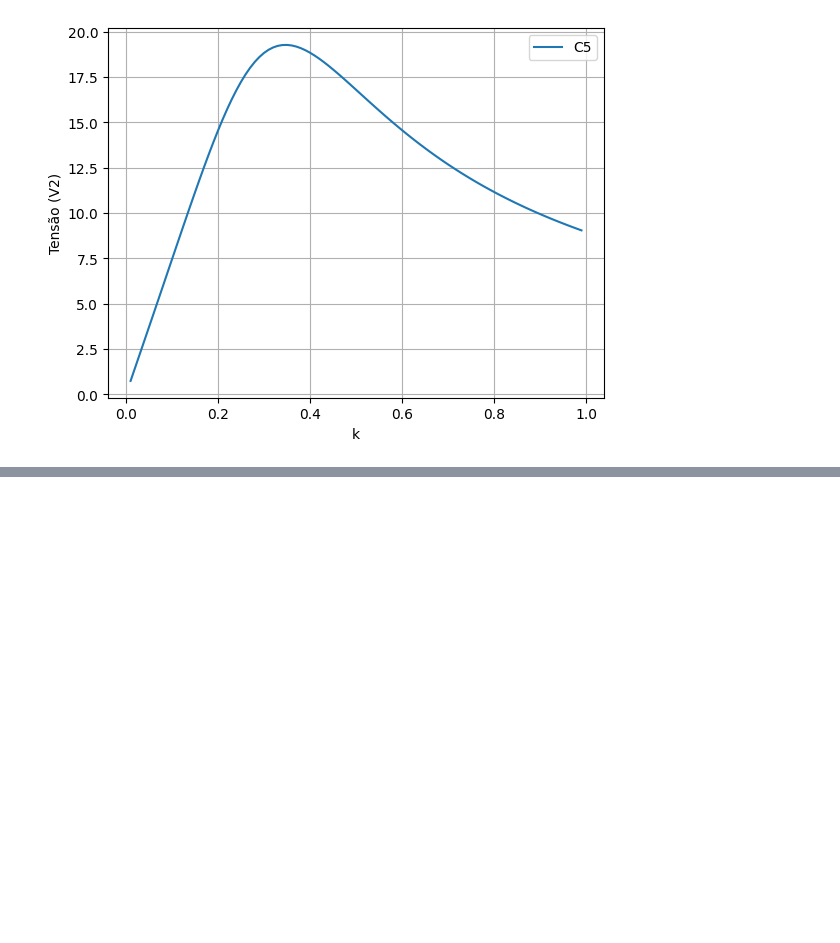
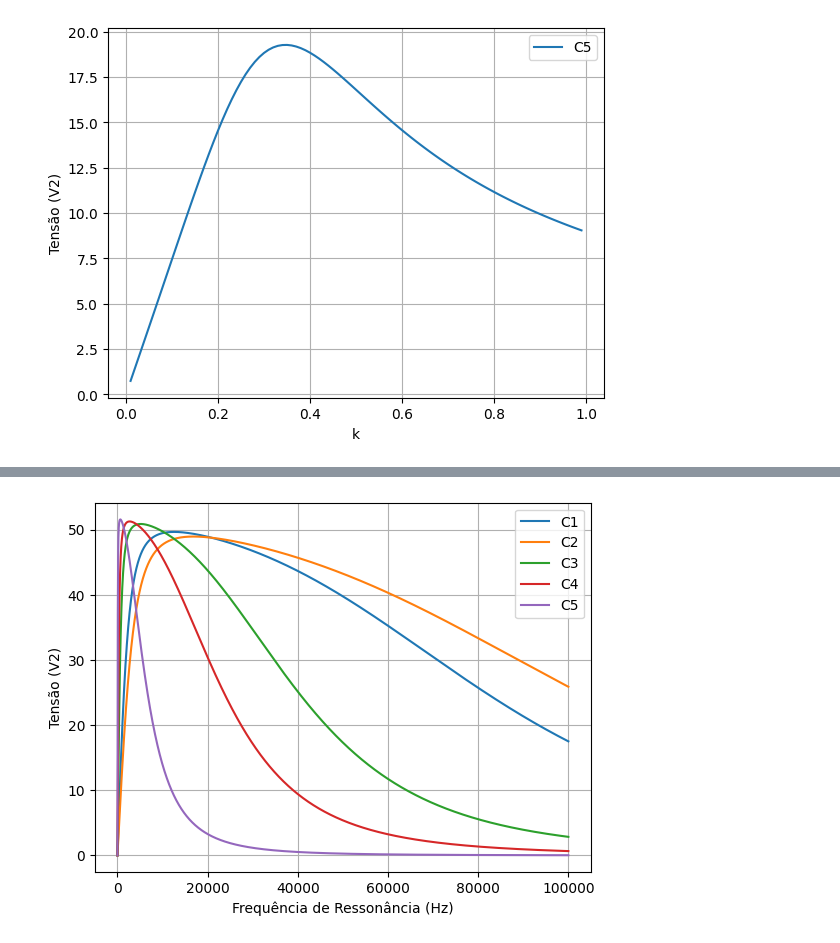
Before and after one commit to lnasser11/ProjetoEletroMag, a Jupyter notebook: ProjetoEletromag.ipynb, the cells around one changed output, grey strips where cells are left out. Cells and saved outputs as stored; diff of their text form; code cells hidden in the pictures; blank space fills up the shorter version.

```diff
--- a/ProjetoEletromag.ipynb
+++ b/ProjetoEletromag.ipynb
@@ -270,0 +299,73 @@ plt.show()
+# %%
+Uf = 6
+Rc = 350
+k = 0.1
+
+capacitores = [150*10**-9, 0.1*10**-6, 0.47*10**-6, 1*10**-6, 4.7*10**-6]
+frequencias = np.arange(1*10**-10,100*10**3,1)
+
+V2_list = []
+L_list = []
+f_list = []
+indices = []
+v2_corr = []
+
+Rdc = 0.5
+
+n = 0
+for C in capacitores:
+    V2_list = []
+    L_list = []
+    f_list = []
+    indices = []
+    v2_corr = []
+
+    n = n + 1
+    for f in frequencias:
+
+        f_list.append(f)
+
+        C1 = C2 = C
+
+        R = R1 = R2 = Rdc + (2*Rdc/(100*10**3)) * f
+
+        w = 2 * pi * f
+        L = L1 = L2 = 1/((f**2)*4*(pi**2)*C)
+
+        L_list.append(L)
+
+        XC = XC1 = XC2 = 1/(1j * w * C)
+        XL = XL1 = XL2 = 1j * w * L
+
+        M = k * sqrt(L**2)
+        XM = 1j * w * M
+
+        i1, i2 = CalculaLeonardo(Uf, Rc)
+
+        V2 = ((Rc*XC)/(Rc+XC))*i2
+
+        V2_list.append(abs(V2))
+
+    for j, valor in enumerate(V2_list):
+        if 4 <= valor <= 8:
+            indices.append(j)
+            v2_corr.append(valor)
+
+    if n == 5:
+        print(f'indices: {indices}')
+        print(f'V2: {v2_corr}')
+        print()
+        print(f'Capacitor: C{n},\nÍndices: {indices}')
+        for i in indices:
+            print(f'Tensão: {V2_list[i]}')
+            print(f'Indutância: {L_list[i]}')
+            print(f'Frequência: {f_list[i]}')
+            print()
+
+    plt.plot(frequencias, V2_list, label="C" + str(n))
+    plt.xlabel("Frequência de Ressonância (Hz)")
+    plt.ylabel("Tensão (V2)")
+    plt.legend()
+    plt.grid()
+plt.show()
+# %% [output]
@@ -270,0 +389 @@ plt.show()
+[figure, added]
```
Also changed, not shown: parts of 3 cells of this notebook, 1 other file.
